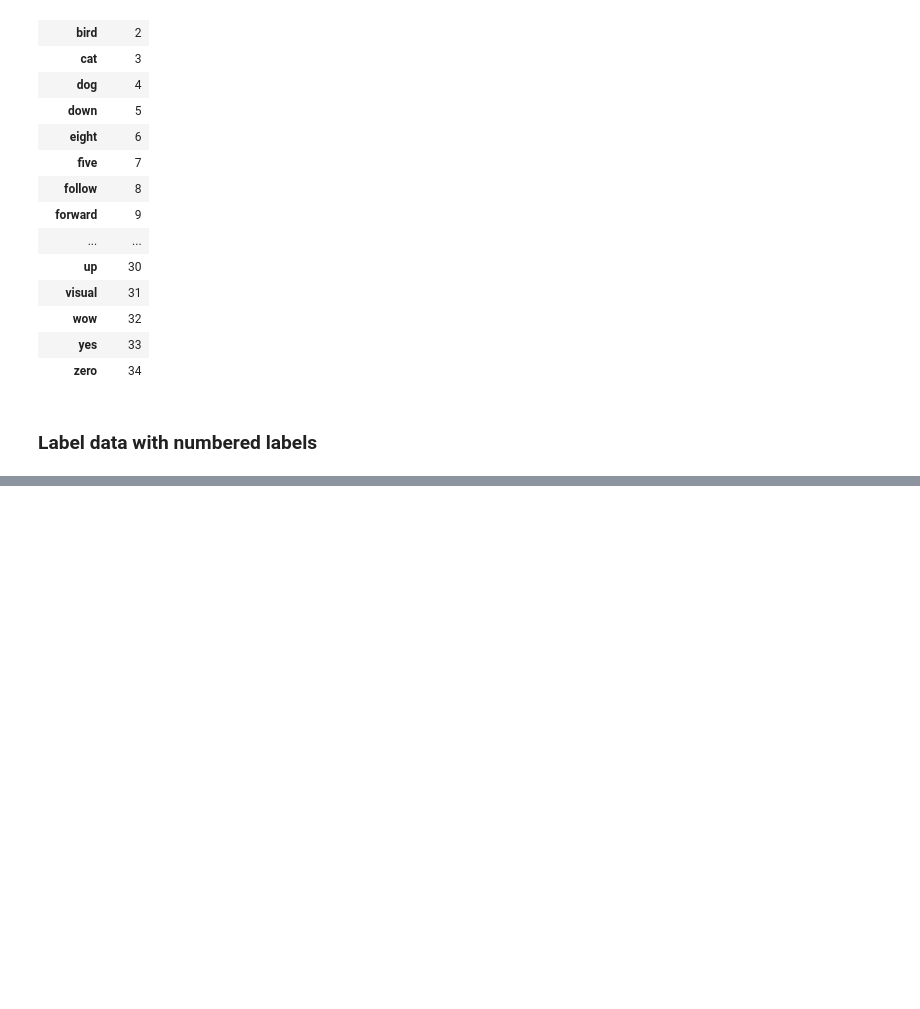
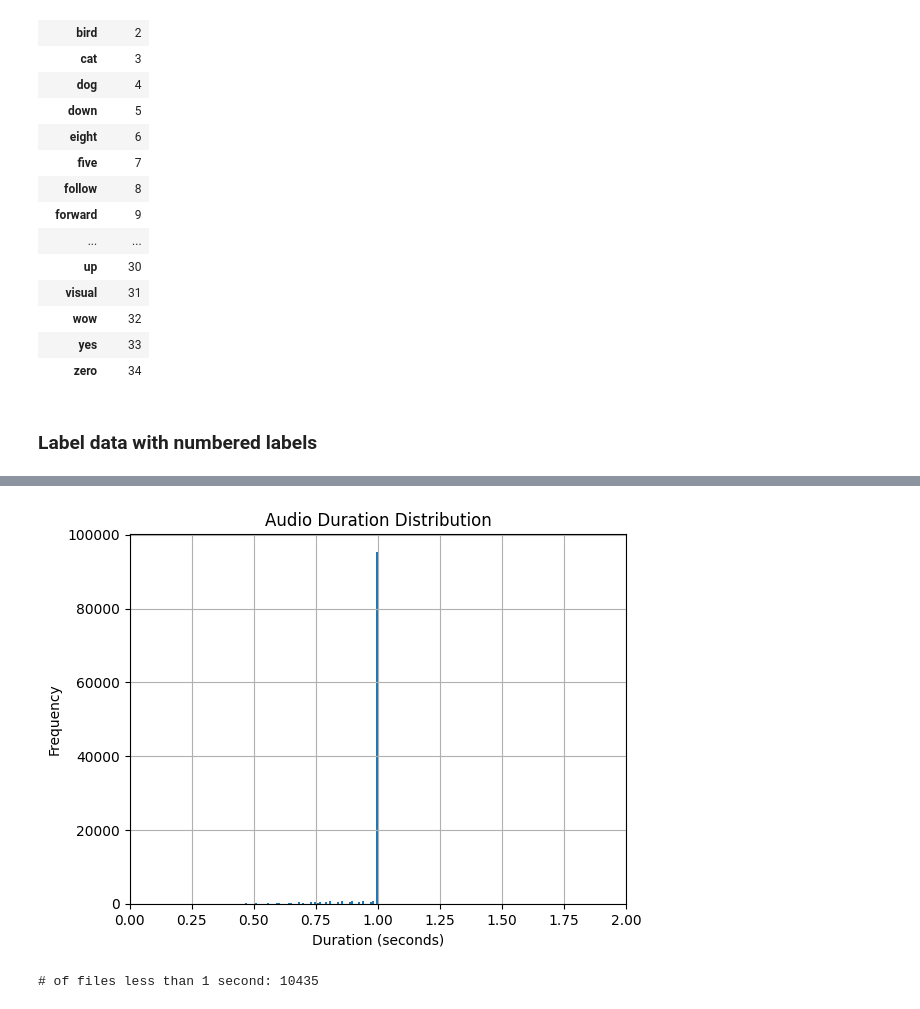
Before and after one commit to twitte01/288R_Capstone, a Jupyter notebook: capstone.ipynb, the cells around one changed output, grey strips where cells are left out. Saved outputs shown, nothing was run; the diff lists cells and outputs as text; code cells hidden in the pictures; blank space fills up the shorter version.

```diff
--- a/capstone.ipynb
+++ b/capstone.ipynb
@@ -326,0 +412,19 @@ df
+# %%
+audio_df["duration"].hist(bins=100)
+plt.title("Audio Duration Distribution")
+plt.xlabel("Duration (seconds)")
+plt.ylabel("Frequency")
+plt.xlim(0,2)
+plt.show()
+# %% [output]
+[figure, added]
+# %%
+# Find how the indeces for files that are less than 1 second
+invalid_indices = [i for i, arr in enumerate(audio_data) if len(arr) != 22050]
+
+# Print the # of files less than 1 second
+print("# of files less than 1 second:", len(invalid_indices))
+
+# Will put code for padding the data in the data pipeline section
+# %% [output]
+# of files less than 1 second: 10435
```
Also changed, not shown: parts of 104 cells of this notebook.
